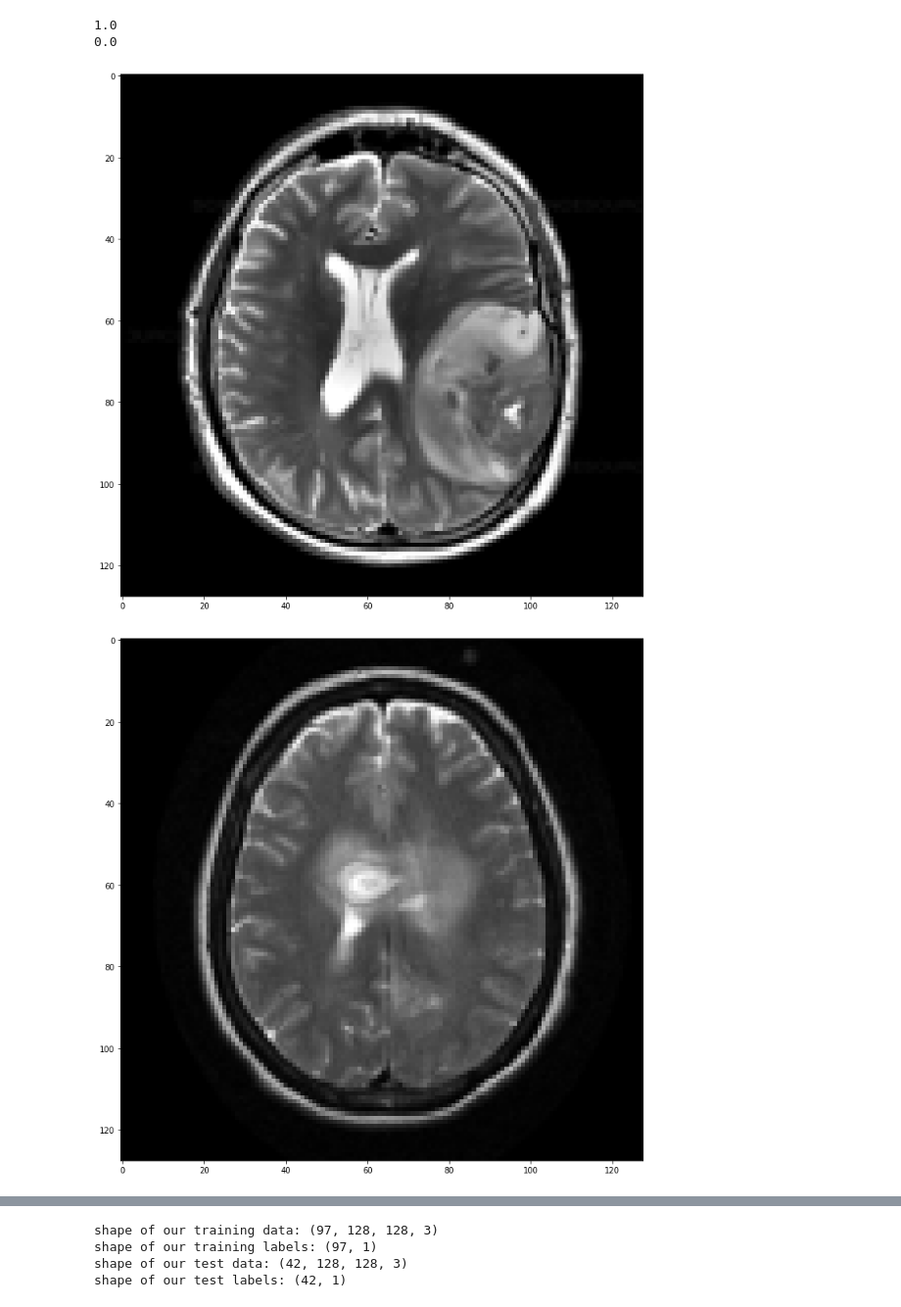
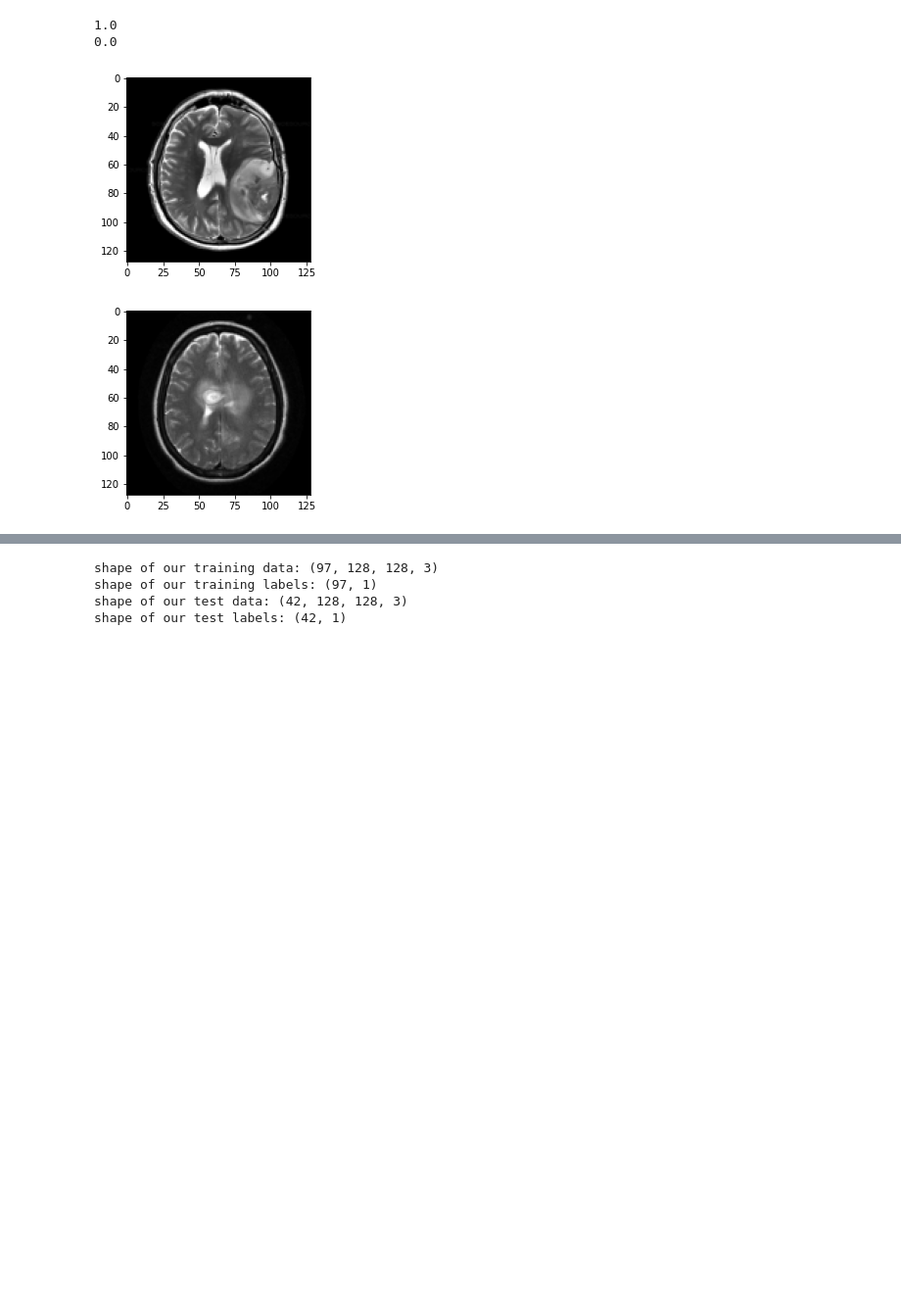
Before and after one commit to Manoj-Routhu/Brain-tumor-classification-, a Jupyter notebook: mri.ipynb, the cells around one changed output, grey strips where cells are left out. Shown at 98% size. Cells and saved outputs as stored; diff of their text form; code cells hidden in the pictures; blank space fills up the shorter version.

```diff
--- a/mri.ipynb
+++ b/mri.ipynb
@@ -116,10 +131,10 @@ print(np.min(data))
 0.0
 # %%
 for i in range(5):
-    fig = plt.figure(figsize=(70,70))
+    fig = plt.figure(figsize=(20,20))
     plt.subplot(5,5,i+1)
     image = plt.imshow(data[i])
     plt.show(image)
 # %% [output]
-[figure, old version]
+[figure, new version]
-[figure, old version]
+[figure, new version]
```
Also changed, not shown: parts of 8 cells of this notebook.
